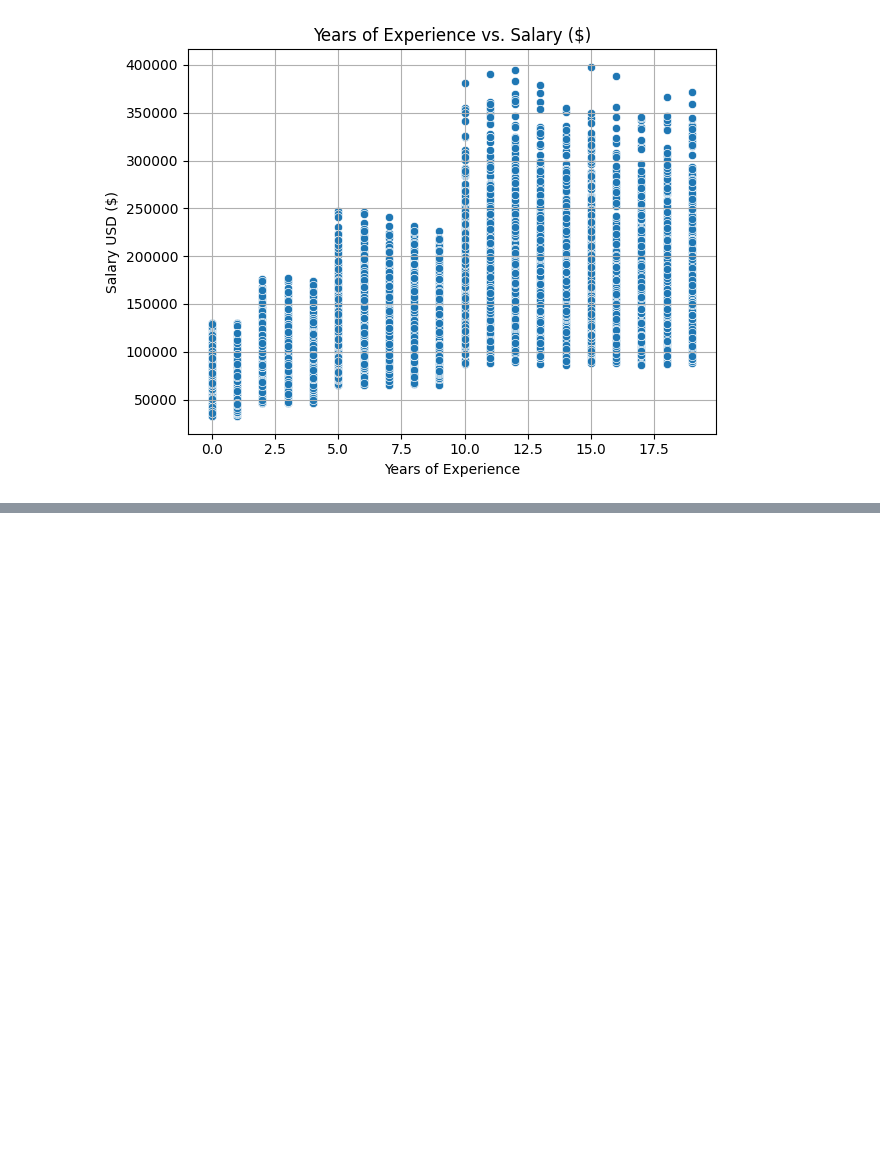
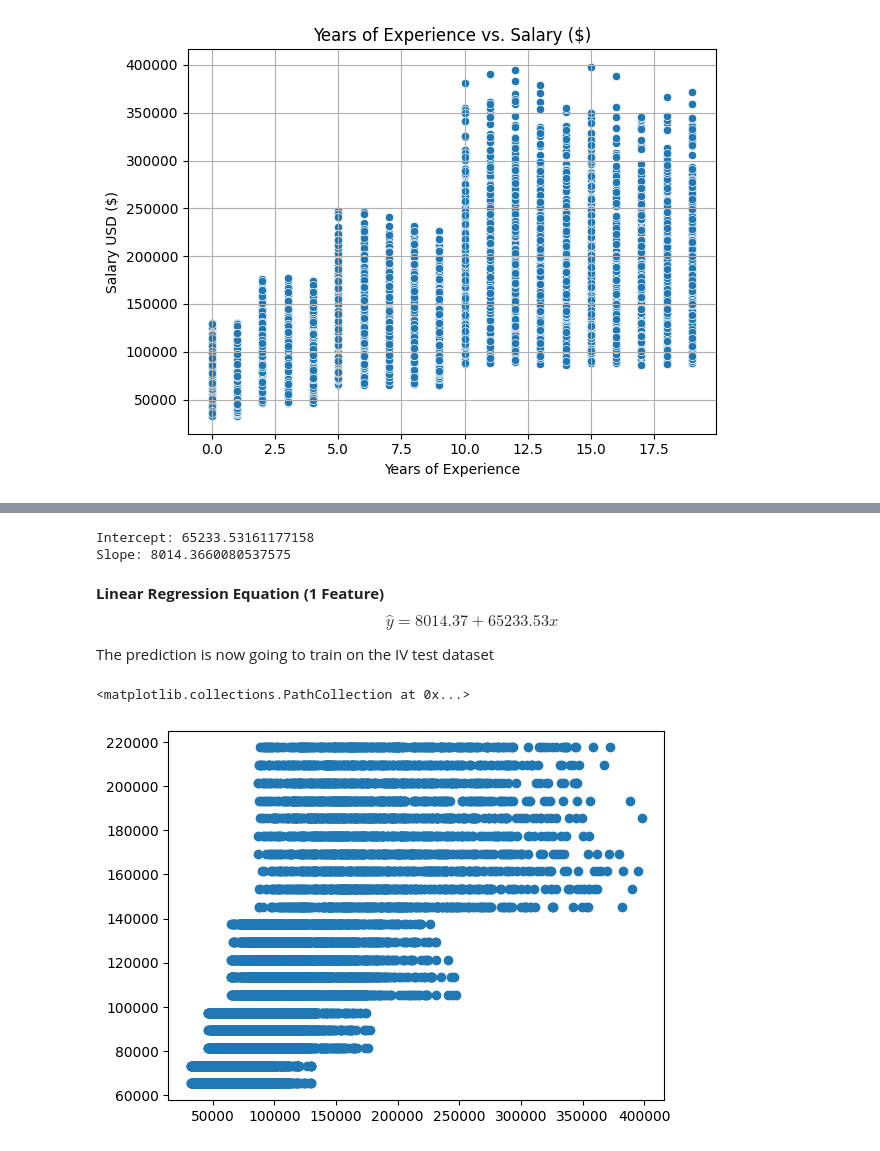
Before and after one commit to santosjpeg/AI-Jobs-Notebook, a Jupyter notebook: main.ipynb, the cells around one changed output, grey strips where cells are left out. Drawn from its saved outputs; the diff is of its cells as text; code cells hidden in the pictures; blank space fills up the shorter version.

Commit message:
init supervised training

```diff
--- a/main.ipynb
+++ b/main.ipynb
@@ -192,0 +191,21 @@ LinearRegression()
+# %%
+reg = LinearRegression()
+reg.fit(x.to_frame(),y.to_frame())
+print(f'Intercept: {reg.intercept_[0]}')
+print(f'Slope: {reg.coef_[0][0]}')
+# %% [output]
+Intercept: 65233.53161177158
+Slope: 8014.3660080537575
+# %% [markdown]
+**Linear Regression Equation (1 Feature)**
+$$
+\hat{y} = 8014.37 + 65233.53x
+$$
+
+The prediction is now going to train on the IV test dataset
+# %%
+y_predict = reg.predict(x_train.to_frame())
+plt.scatter(y_train, y_predict)
+# %% [output]
+<matplotlib.collections.PathCollection at 0x...>
+[figure, added]
```
Also changed, not shown: parts of 3 cells of this notebook.
